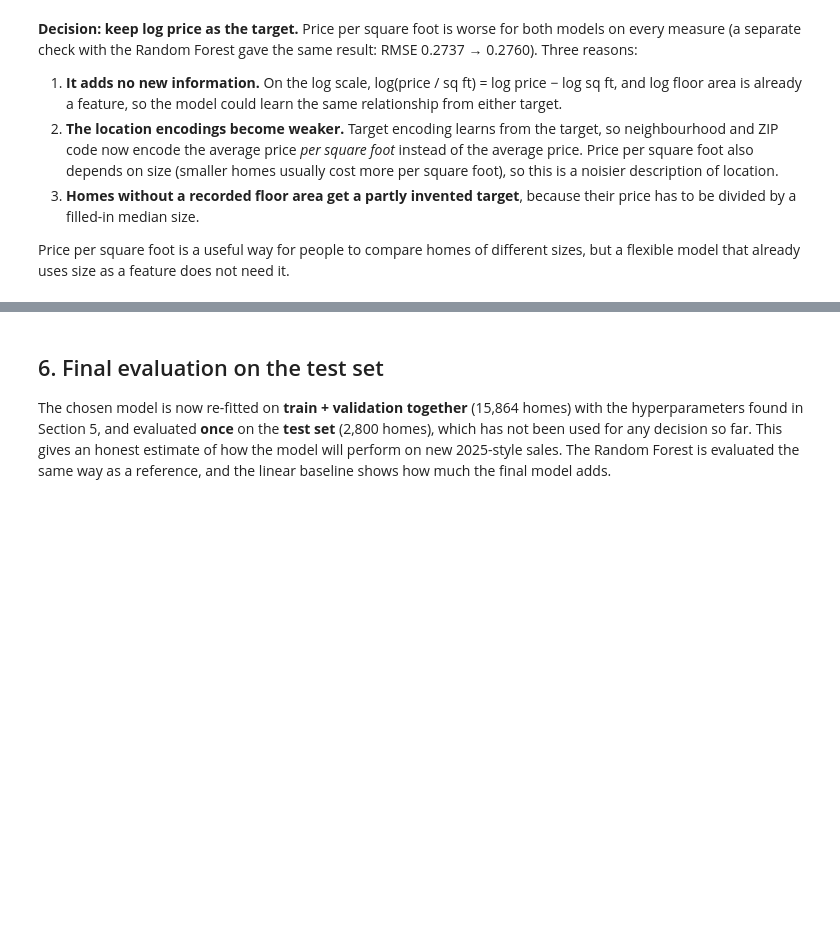
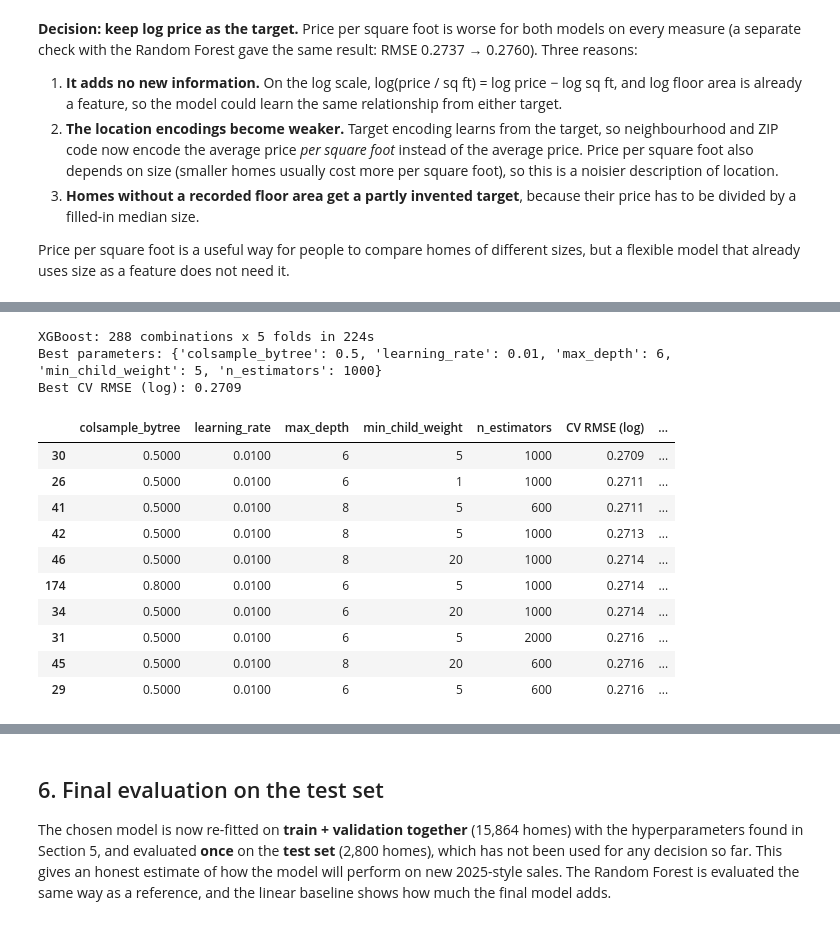
Before and after one commit to nodirbeksolijonov/MLDA-CW1-NYC-Property-Sales, a Jupyter notebook: notebooks/MLDA_CW1_NYC_Property_Sales.ipynb, the cells around one changed output, grey strips where cells are left out. Drawn from its saved outputs; the diff is of its cells as text; code cells hidden in the pictures; blank space fills up the shorter version.

```diff
--- a/notebooks/MLDA_CW1_NYC_Property_Sales.ipynb
+++ b/notebooks/MLDA_CW1_NYC_Property_Sales.ipynb
@@ -2012,0 +2022,25 @@ Price per square foot is a useful way for people to compare homes of different s
+# %%
+from xgboost import XGBRegressor
+
+tune("XGBoost", XGBRegressor(tree_method="hist", subsample=0.8, random_state=RANDOM_STATE, n_jobs=1), {
+    "learning_rate": [0.01, 0.03, 0.1],
+    "n_estimators": [300, 600, 1000, 2000],
+    "max_depth": [3, 4, 6, 8],
+    "min_child_weight": [1, 5, 20],
+    "colsample_bytree": [0.5, 0.8],
+})
+# %% [output]
+XGBoost: 288 combinations x 5 folds in 224s
+Best parameters: {'colsample_bytree': 0.5, 'learning_rate': 0.01, 'max_depth': 6, 'min_child_weight': 5, 'n_estimators': 1000}
+Best CV RMSE (log): 0.2709
+|  | colsample_bytree | learning_rate | max_depth | min_child_weight | n_estimators | CV RMSE (log) | ... |
+| 30 | 0.5000 | 0.0100 | 6 | 5 | 1000 | 0.2709 | ... |
+| 26 | 0.5000 | 0.0100 | 6 | 1 | 1000 | 0.2711 | ... |
+| 41 | 0.5000 | 0.0100 | 8 | 5 | 600 | 0.2711 | ... |
+| 42 | 0.5000 | 0.0100 | 8 | 5 | 1000 | 0.2713 | ... |
+| 46 | 0.5000 | 0.0100 | 8 | 20 | 1000 | 0.2714 | ... |
+| 174 | 0.8000 | 0.0100 | 6 | 5 | 1000 | 0.2714 | ... |
+| 34 | 0.5000 | 0.0100 | 6 | 20 | 1000 | 0.2714 | ... |
+| 31 | 0.5000 | 0.0100 | 6 | 5 | 2000 | 0.2716 | ... |
+| 45 | 0.5000 | 0.0100 | 8 | 20 | 600 | 0.2716 | ... |
+| 29 | 0.5000 | 0.0100 | 6 | 5 | 600 | 0.2716 | ... |
```
Also changed, not shown: parts of 10 cells of this notebook, 4 other files.
